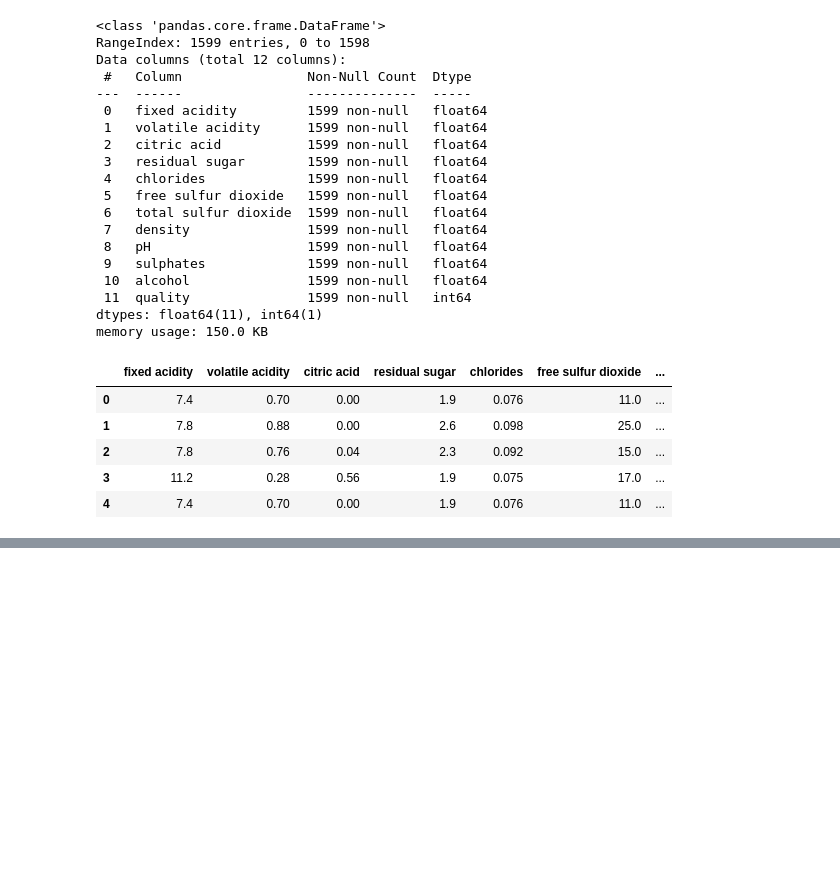
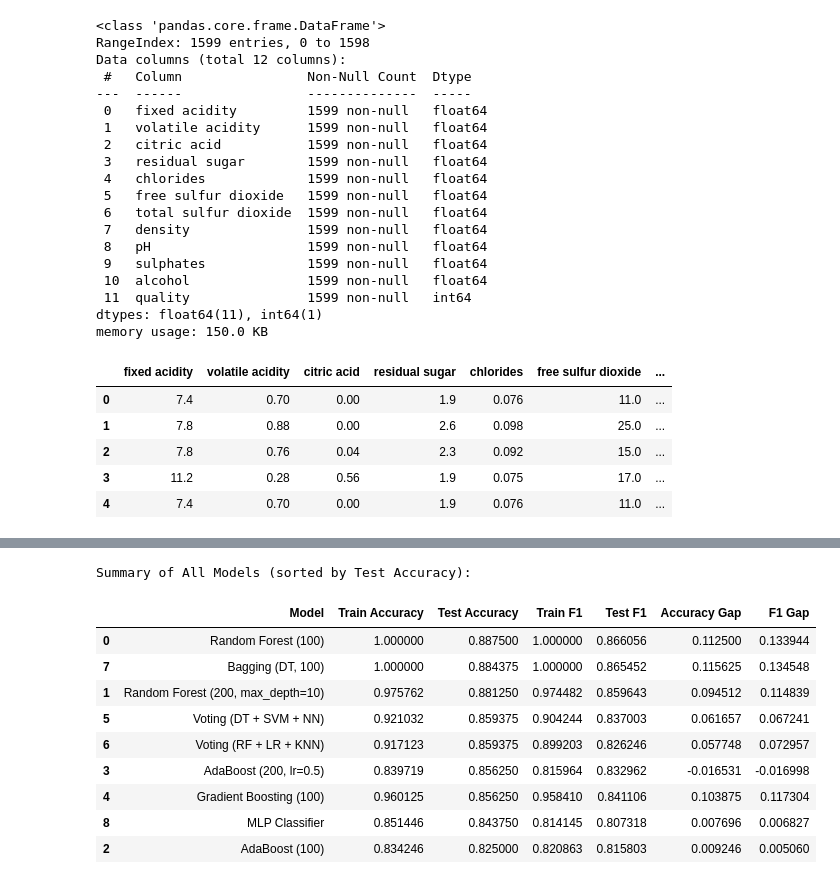
Before and after one commit to 14dstcyr/applied-ml-dstcyr, a Jupyter notebook: notebooks/project05/ensemble_stcyr.ipynb, the cells around one changed output, grey strips where cells are left out. Drawn from its saved outputs; the diff is of its cells as text; code cells hidden in the pictures; blank space fills up the shorter version.

```diff
--- a/notebooks/project05/ensemble_stcyr.ipynb
+++ b/notebooks/project05/ensemble_stcyr.ipynb
@@ -140,0 +480,22 @@ df["quality_numeric"] = df["quality"].apply(quality_to_number)
+# %%
+results_df = pd.DataFrame(results)
+
+# Add gap columns
+results_df["Accuracy Gap"] = results_df["Train Accuracy"] - results_df["Test Accuracy"]
+results_df["F1 Gap"] = results_df["Train F1"] - results_df["Test F1"]
+
+print("\nSummary of All Models (sorted by Test Accuracy):")
+results_df_sorted = results_df.sort_values(by="Test Accuracy", ascending=False)
+results_df_sorted
+# %% [output]
+Summary of All Models (sorted by Test Accuracy):
+|  | Model | Train Accuracy | Test Accuracy | Train F1 | Test F1 | Accuracy Gap | F1 Gap |
+| 0 | Random Forest (100) | 1.000000 | 0.887500 | 1.000000 | 0.866056 | 0.112500 | 0.133944 |
+| 7 | Bagging (DT, 100) | 1.000000 | 0.884375 | 1.000000 | 0.865452 | 0.115625 | 0.134548 |
+| 1 | Random Forest (200, max_depth=10) | 0.975762 | 0.881250 | 0.974482 | 0.859643 | 0.094512 | 0.114839 |
+| 5 | Voting (DT + SVM + NN) | 0.921032 | 0.859375 | 0.904244 | 0.837003 | 0.061657 | 0.067241 |
+| 6 | Voting (RF + LR + KNN) | 0.917123 | 0.859375 | 0.899203 | 0.826246 | 0.057748 | 0.072957 |
+| 3 | AdaBoost (200, lr=0.5) | 0.839719 | 0.856250 | 0.815964 | 0.832962 | -0.016531 | -0.016998 |
+| 4 | Gradient Boosting (100) | 0.960125 | 0.856250 | 0.958410 | 0.841106 | 0.103875 | 0.117304 |
+| 8 | MLP Classifier | 0.851446 | 0.843750 | 0.814145 | 0.807318 | 0.007696 | 0.006827 |
+| 2 | AdaBoost (100) | 0.834246 | 0.825000 | 0.820863 | 0.815803 | 0.009246 | 0.005060 |
```
Also changed, not shown: parts of 22 cells of this notebook, 2 other files.
